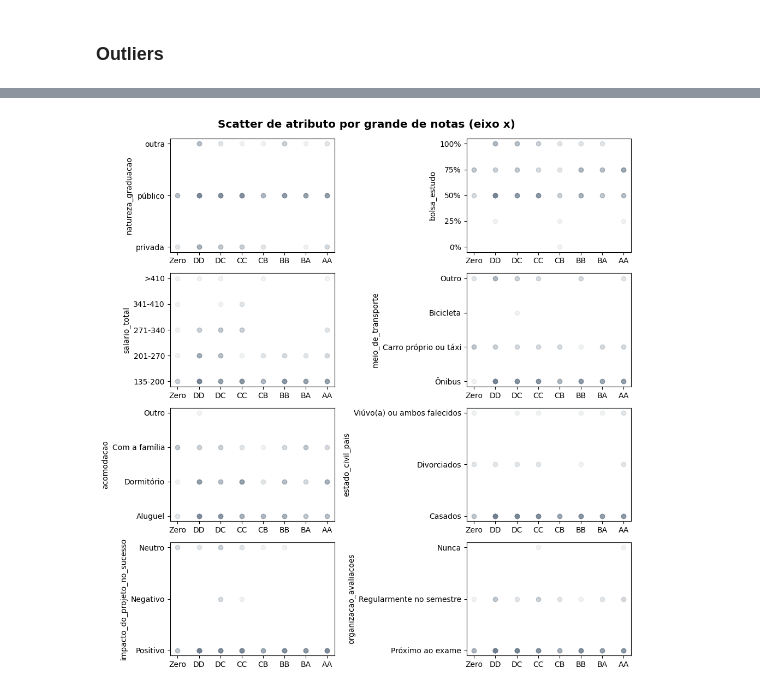
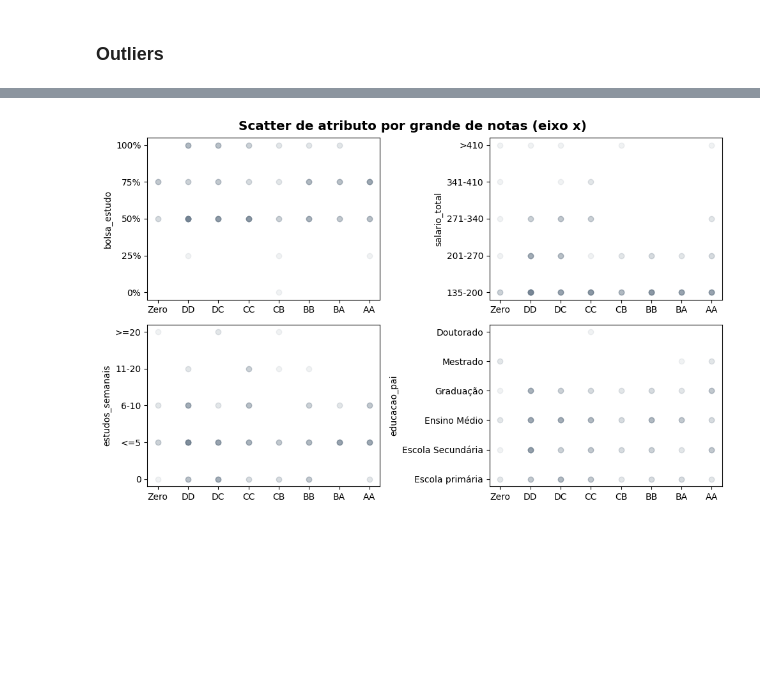
Before and after one commit to IqueMoraes/mvp_analise_exploratoria_e_pre_processamento, a Jupyter notebook: MVP_.ipynb, the cells around one changed output, grey strips where cells are left out. Drawn from its saved outputs; the diff is of its cells as text; code cells hidden in the pictures; blank space fills up the shorter version.

```diff
--- a/MVP_.ipynb
+++ b/MVP_.ipynb
@@ -245,7 +245,7 @@ DICT_LABELS = {
             5: 'Outra'
         }
     ),
-    'estudo_semanais': (
+    'estudos_semanais': (
         "Horas total de estudos semanais", {
             1: '0',
             2: '<=5',
@@ -463,7 +463,7 @@ Neste sentido, também não serão usados pois representam o índice de cada est
 excluded_columns = ['id_estudante', 'id_curso']
 
 # Colunas filtradas
-std_cols_filtered = [col for col in students_all_columns if col not in excluded_columns]
+students_cols_filtered = [col for col in students_all_columns if col not in excluded_columns]
 # %% [markdown]
 #### 2.3.1 Medidas de posição
 # %% [markdown]
@@ -508,7 +508,7 @@ freq_table = {}
 for category in np.arange(0, 8):
     # list que contera as frequências do valor iterado por colunas
     values_by_freq = []
-    for col in std_cols_filtered:
+    for col in students_cols_filtered:
       # busca no dataset original
       sum = (students_df[col] == category).sum()
       values_by_freq.append(sum)
@@ -900,5 +900,5 @@ Aproximadamente 93.55% dos atributos possuem coeficiente de var maior que 25%.
 # %% [markdown]
 ##### Gráficos
 # %%
-stds_filtered_df = students_df.loc[:].drop(['id_estudante', 'id_curso'], axis=1)
+students_filtered_df = students_df.loc[:].drop(['id_estudante', 'id_curso'], axis=1)
 # %%
@@ -1024,18 +1029,14 @@ outliers = stds_filtered_df[(stds_filtered_df['natureza_graduacao'] < full_descr
 # %%
 # lista das colunas que possuem outliers para facilitar iteração
 columns_with_outliers = [
-    'natureza_graduacao',
     'bolsa_estudo',
     'salario_total',
-    'meio_de_transporte',
-    'acomodacao',
-    'estado_civil_pais',
-    'impacto_do_projeto_no_sucesso',
-    'organizacao_avaliacoes',
+    'estudos_semanais',
+    'educacao_pai',
 ]
 
 # área de subplot já utilizada
-fig, ax = plt.subplots(nrows=4, ncols=2, figsize=(10, 10), layout='constrained')
+fig, ax = plt.subplots(nrows=2, ncols=2, figsize=(10, 6), layout='constrained')
 
 # apenas referências das coordenadas para plotar uma coluna em cada gráfico em loop
 ax_row = 0
@@ -1050,33 +1051,33 @@ for col in columns_with_outliers:
     # condicional para alterar as coordenadas do gráfico atual
     if ax_col > 1:
       ax_row += 1
       ax_col = 0
 
     # captando os valores das notas na ordem dos índices do dataframe
-    x = stds_filtered_df['grade_notas']
+    x = students_filtered_df['grade_notas']
     # captando os valores da coluna atual na ordem dos índices do dataframe
-    y = stds_filtered_df[col]
+    y = students_filtered_df[col]
 
     # atribuindo ao gráfico os valores e legendas da coluna atual
     y_values = [value for value in DICT_LABELS[col][1].keys()]
     y_labels = [label for label in DICT_LABELS[col][1].values()]
 
     # atribuindo ao gráfico os valores e legendas
     ax[ax_row][ax_col].set_yticks(y_values,y_labels)
     ax[ax_row][ax_col].set_xticks(X_VALUES,X_LABELS)
 
     # inserindo os dados no subplot correspondente
     # aqui foi utilizada transparência para que se medisse a frequência, já que os valores são sempre iguais e se sobrepõem
     ax[ax_row][ax_col].scatter(x, y, alpha=0.1, c='slategray', edgecolors=None)
     # aplica legenda no eixo y, identificando a coluna
     ax[ax_row][ax_col].set_ylabel(col)
 
     # pequena lógica para preencher próximo gráfico
     ax_col += 1
 
 
 plt.tight_layout()
 fig.suptitle('Scatter de atributo por grande de notas (eixo x)', y=1.02, fontweight='demibold', fontsize='x-large')
 plt.show()
 # %% [output]
-[figure, old version]
+[figure, new version]
```
Also changed, not shown: parts of 20 cells of this notebook.
